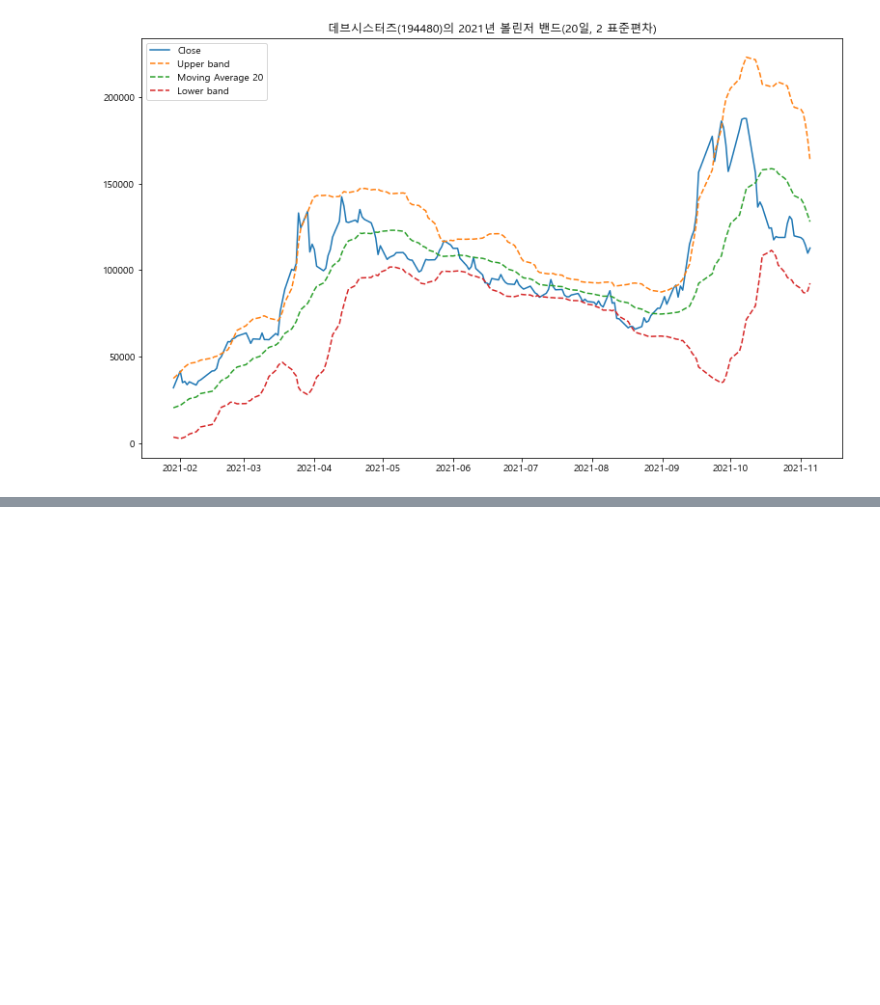
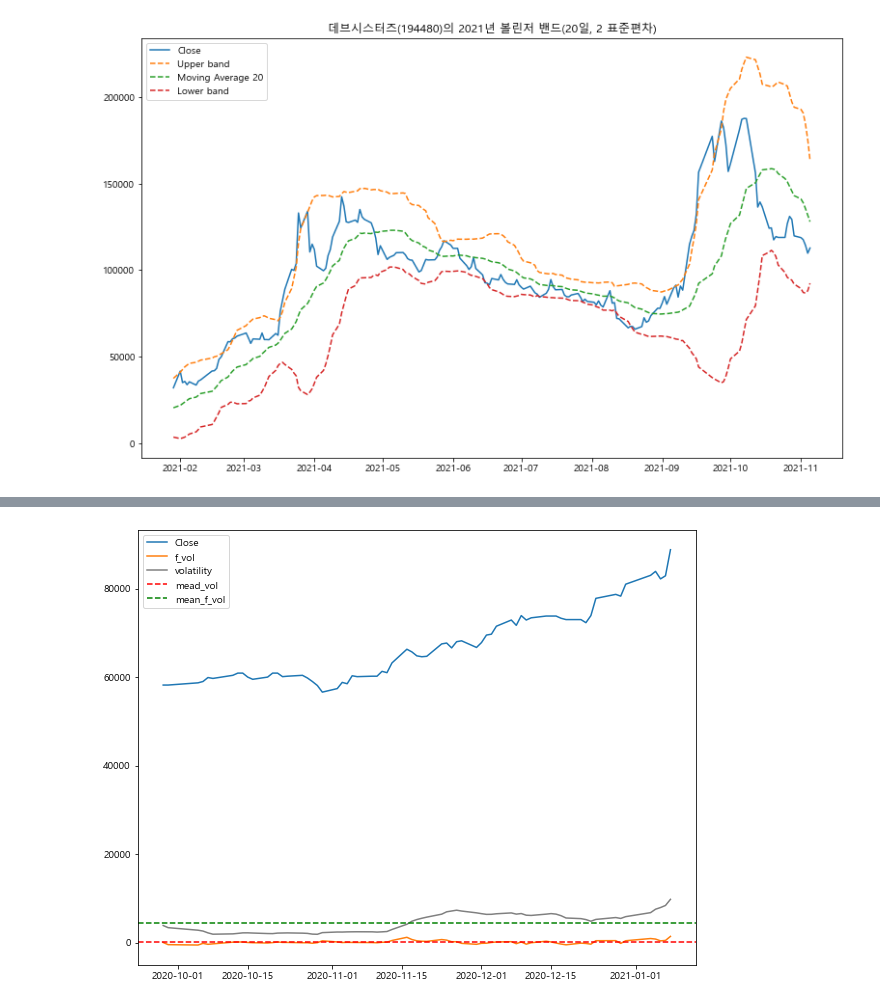
Before and after one commit to ghdakrk/Study_quant, a Jupyter notebook: bollinger_band.ipynb, the cells around one changed output, grey strips where cells are left out. Drawn from its saved outputs; the diff is of its cells as text; code cells hidden in the pictures; blank space fills up the shorter version.

```diff
--- a/bollinger_band.ipynb
+++ b/bollinger_band.ipynb
@@ -79,0 +114,11 @@ df.head()
+# %%
+plt.figure(figsize=(10,8))
+plt.plot(df1['Close'])
+plt.plot(df1['f_vol'])
+plt.plot(df1['volatility'], color='gray', linestyle='-')
+plt.axhline(df1['f_vol'].mean(), color='red', linestyle='--')
+plt.axhline(df1['volatility'].mean(), color='green', linestyle='--')
+plt.legend(['Close', 'f_vol', 'volatility', 'mead_vol', 'mean_f_vol'])
+plt.show()
+# %% [output]
+[figure, added]
```
Also changed, not shown: parts of 18 cells of this notebook, 2 other files.
